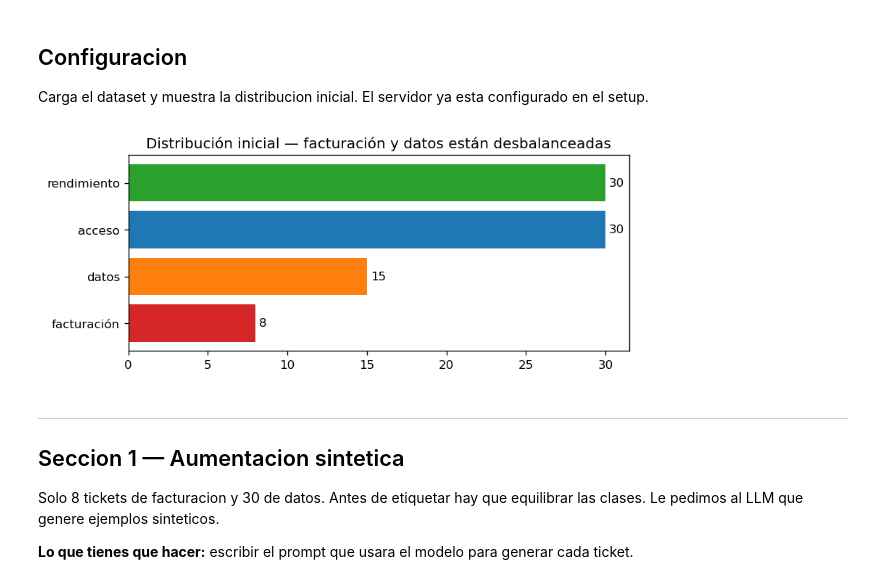
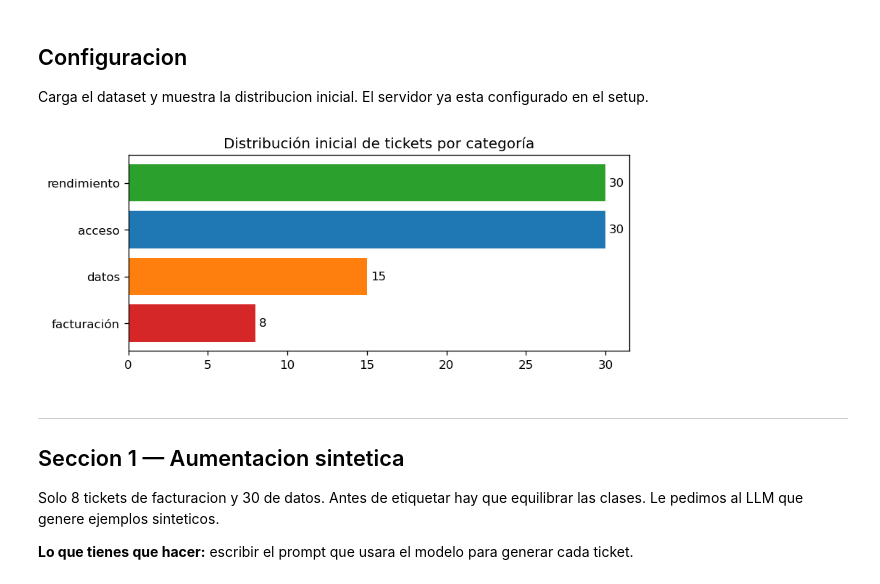
Before and after one commit to pabloos/nlp2026, a Jupyter notebook: labs/lab7/lab7_tickets_pipeline.ipynb, the cells around one changed output. Drawn from its saved outputs; the diff is of its cells as text; code cells hidden in the pictures.

Commit message:
Remove imbalance hint from config chart title
Co-Authored-By: Claude Sonnet 4.6 <noreply@anthropic.com>

```diff
--- a/labs/lab7/lab7_tickets_pipeline.ipynb
+++ b/labs/lab7/lab7_tickets_pipeline.ipynb
@@ -254,11 +254,11 @@ Carga el dataset y muestra la distribucion inicial. El servidor ya esta configur
 # %%
 gt = pd.read_csv("tickets_ground_truth.csv")
 df = pd.read_csv("tickets.csv").merge(gt[["ticket_id","categoria"]], on="ticket_id")
 df["es_sintetico"] = False
 print(f"{len(df)} tickets cargados.")
-plot_distribucion(df, "Distribucion inicial — facturacion y datos estan desbalanceadas")
+plot_distribucion(df, "Distribucion inicial de tickets por categoria")
 # %% [output]
-[figure, old version]
+[figure, new version]
 # %% [markdown]
 ---
 ## Seccion 1 — Aumentacion sintetica
```
Also changed, not shown: 1 other file.
